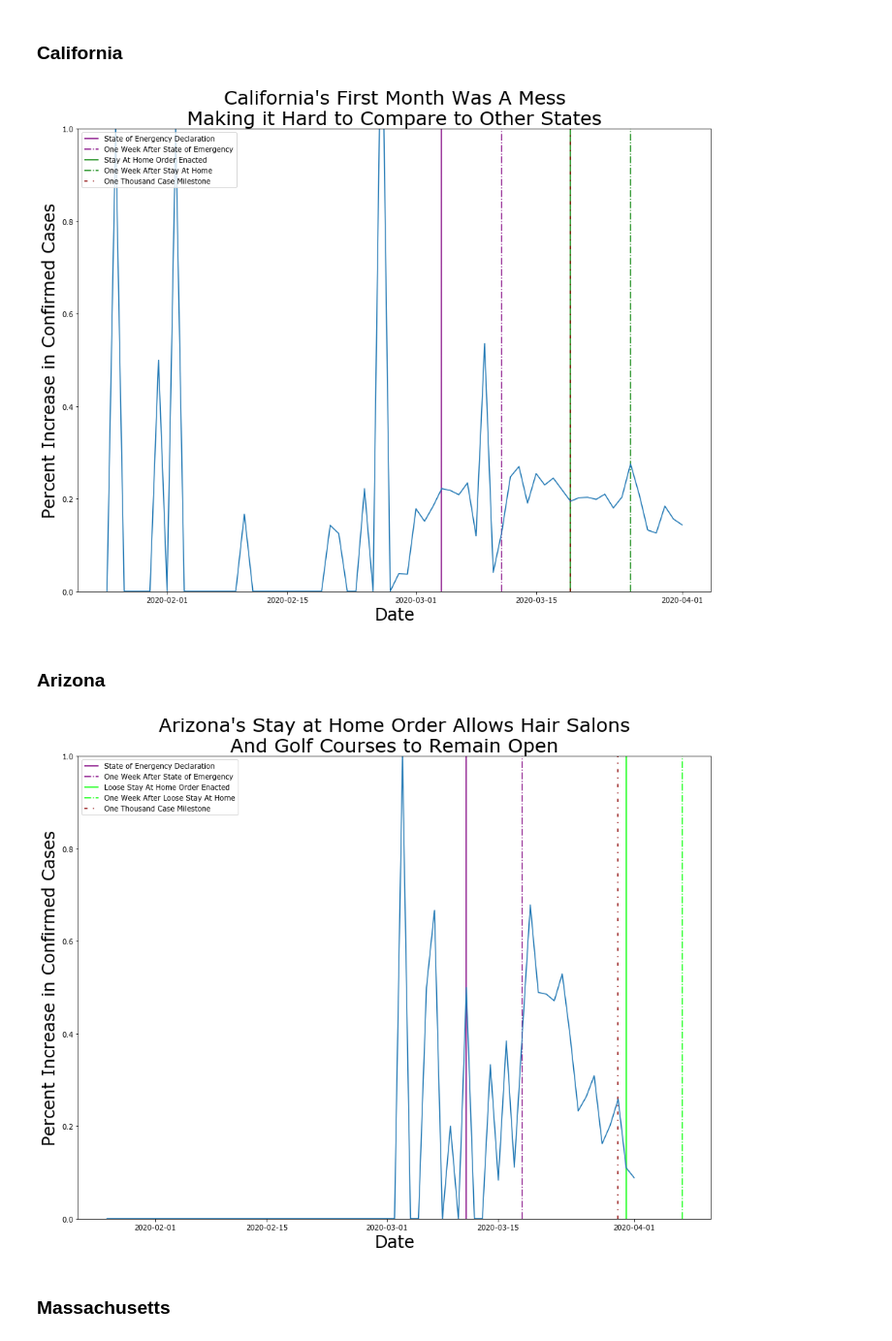
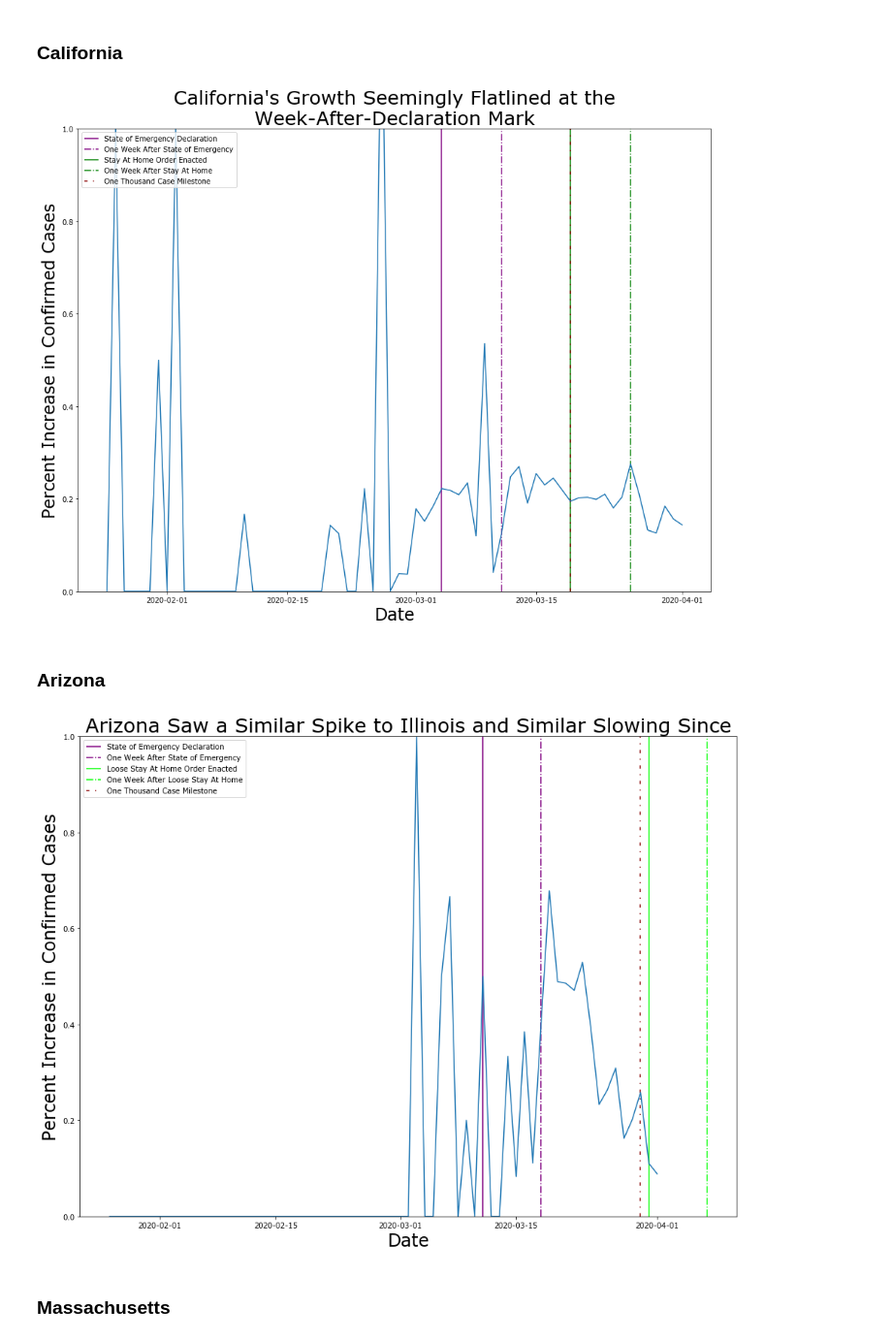
Before and after one commit to nmwhitehead/Coronavirus-USA, a Jupyter notebook: U.S. NYT Data.ipynb, the cells around one changed output. Shown at 97% size. Cells and saved outputs as stored; diff of their text form; code cells hidden in the pictures.

```diff
--- a/U.S. NYT Data.ipynb
+++ b/U.S. NYT Data.ipynb
@@ -198,13 +214,13 @@ plt.legend(loc='upper left');
 ### California
 # %%
 plt.figure(figsize=(16,12))
-plt.title("California's First Month Was A Mess\nMaking it Hard to Compare to Other States", size=27)
+plt.title("California's Growth Seemingly Flatlined at the\nWeek-After-Declaration Mark", size=27)
 
 plt.xlabel('Date', size=24)
 plt.ylabel('Percent Increase in Confirmed Cases', size=24)
 
 # https://www.gov.ca.gov/2020/03/04/governor-newsom-declares-state-of-emergency-to-help-state-prepare-for-broader-spread-of-covid-19/
-plt.vlines(x=dt.date(2020, 3, 4), ymin=0, ymax=1, linestyles='solid', color='purple', label='State of Energency Declaration')
+plt.vlines(x=dt.date(2020, 3, 4), ymin=0, ymax=1, linestyles='solid', color='purple', label='State of Emergency Declaration')
 plt.vlines(x=dt.date(2020, 3, 11), ymin=0, ymax=1, linestyle='dashdot', color='purple', label='One Week After State of Emergency')
 
 # https://www.natlawreview.com/article/covid-19-california-institutes-statewide-stay-home-order-to-combat-covid-19
@@ -219,33 +235,33 @@ plt.plot(california_data.percent_change)
 
 plt.legend(loc='upper left');
 # %% [output]
-[figure, old version]
+[figure, new version]
 # %% [markdown]
 ### Arizona
 # %%
 plt.figure(figsize=(16,12))
-plt.title("Arizona's Stay at Home Order Allows Hair Salons\nAnd Golf Courses to Remain Open", size=27)
+plt.title("Arizona Saw a Similar Spike to Illinois and Similar Slowing Since", size=27)
 
 plt.xlabel('Date', size=24)
 plt.ylabel('Percent Increase in Confirmed Cases', size=24)
 
 # https://www.azcentral.com/story/news/politics/arizona/2020/03/11/ducey-declares-health-emergency-arizona-new-coronavirus/5025505002/
-plt.vlines(x=dt.date(2020, 3, 11), ymin=0, ymax=1, linestyles='solid', color='purple', label='State of Energency Declaration')
+plt.vlines(x=dt.date(2020, 3, 11), ymin=0, ymax=1, linestyles='solid', color='purple', label='State of Emergency Declaration')
 plt.vlines(x=dt.date(2020, 3, 18), ymin=0, ymax=1, linestyle='dashdot', color='purple', label='One Week After State of Emergency')
 
 # https://www.nbcnews.com/news/us-news/arizona-mayors-slam-covid-19-stay-home-order-allows-hair-n1174186
 plt.vlines(x=dt.date(2020, 3, 31), ymin=0, ymax=1, linestyles='solid', color='lime', label='Loose Stay At Home Order Enacted')
 plt.vlines(x=dt.date(2020, 4, 7), ymin=0, ymax=1, linestyle='dashdot', color='lime', label='One Week After Loose Stay At Home')
 
 thousand_case_milestone(arizona_data)
 
 plt.ylim(ymin=0, ymax=1)
 
 plt.plot(arizona_data.percent_change)
 
 plt.legend(loc='upper left');
 # %% [output]
-[figure, old version]
+[figure, new version]
 # %% [markdown]
 ### Massachusetts
 # %%
```
Also changed, not shown: parts of 25 cells of this notebook.
